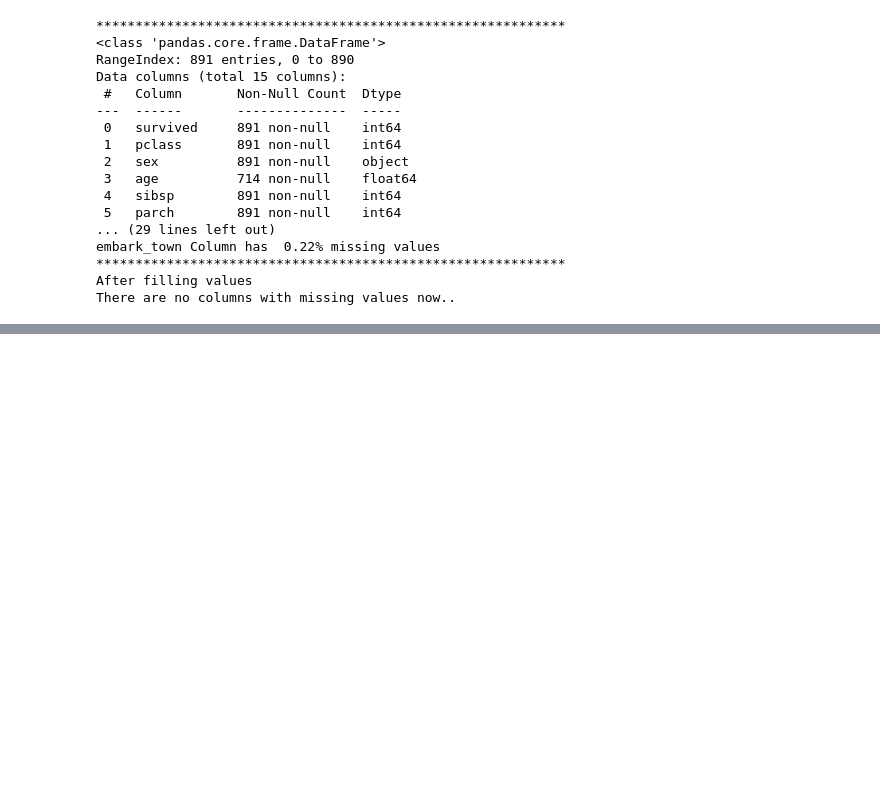
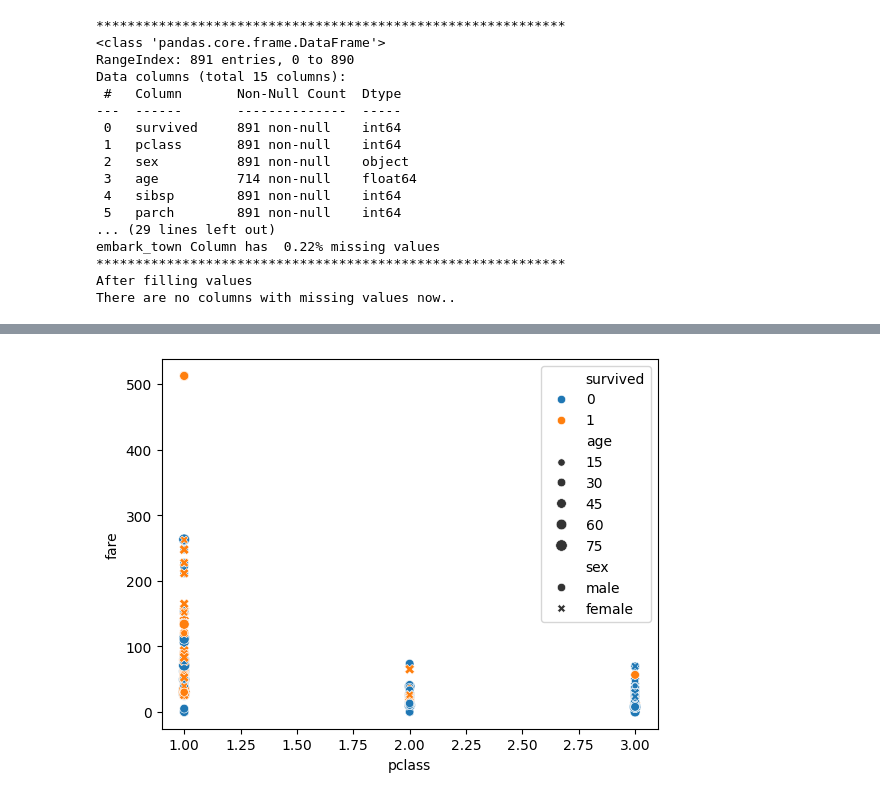
Before and after one commit to Saiteja1620/ZeptoData-AIPlaftform, a Jupyter notebook: analytics/01eda.ipynb, the cells around one changed output, grey strips where cells are left out. Cells and saved outputs as stored; diff of their text form; code cells hidden in the pictures; blank space fills up the shorter version.

```diff
--- a/analytics/01eda.ipynb
+++ b/analytics/01eda.ipynb
@@ -275,0 +296,10 @@ dtype: int64
+# %%
+# 4 - scatterplot
+
+# Plot shows comparison between pclass,fare,survived,age,sex
+# One thing is clear from the chat, female under higher pclass i.e plcass 1 have survived more than male, female in other pclasses.
+# Pclass is high, when fare is high, females under high pclass, survival rate is high, which means, females who paid more fare for the ticket survived more.
+sns.scatterplot(df_new,x='pclass',y='fare',hue='survived',size='age',style='sex')
+plt.show()
+# %% [output]
+[figure, added]
```
Also changed, not shown: parts of 9 cells of this notebook.
